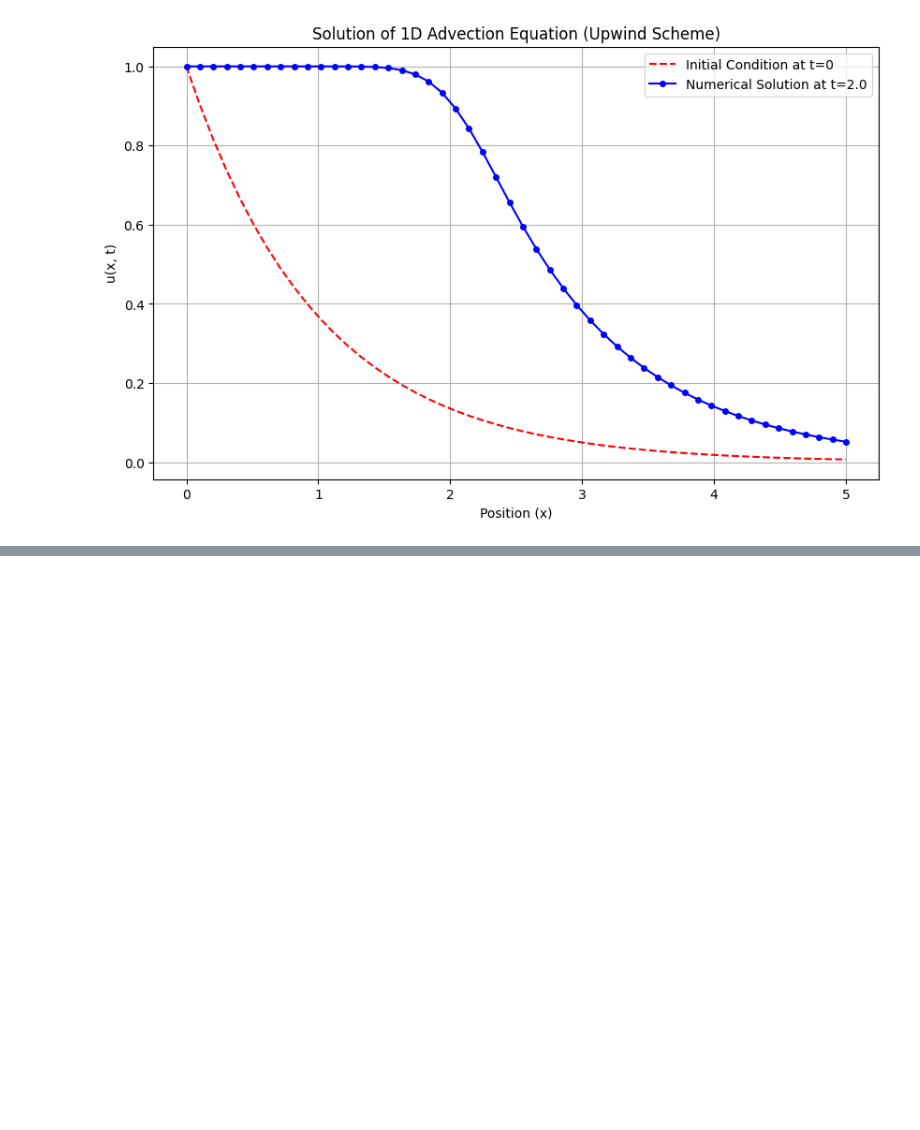
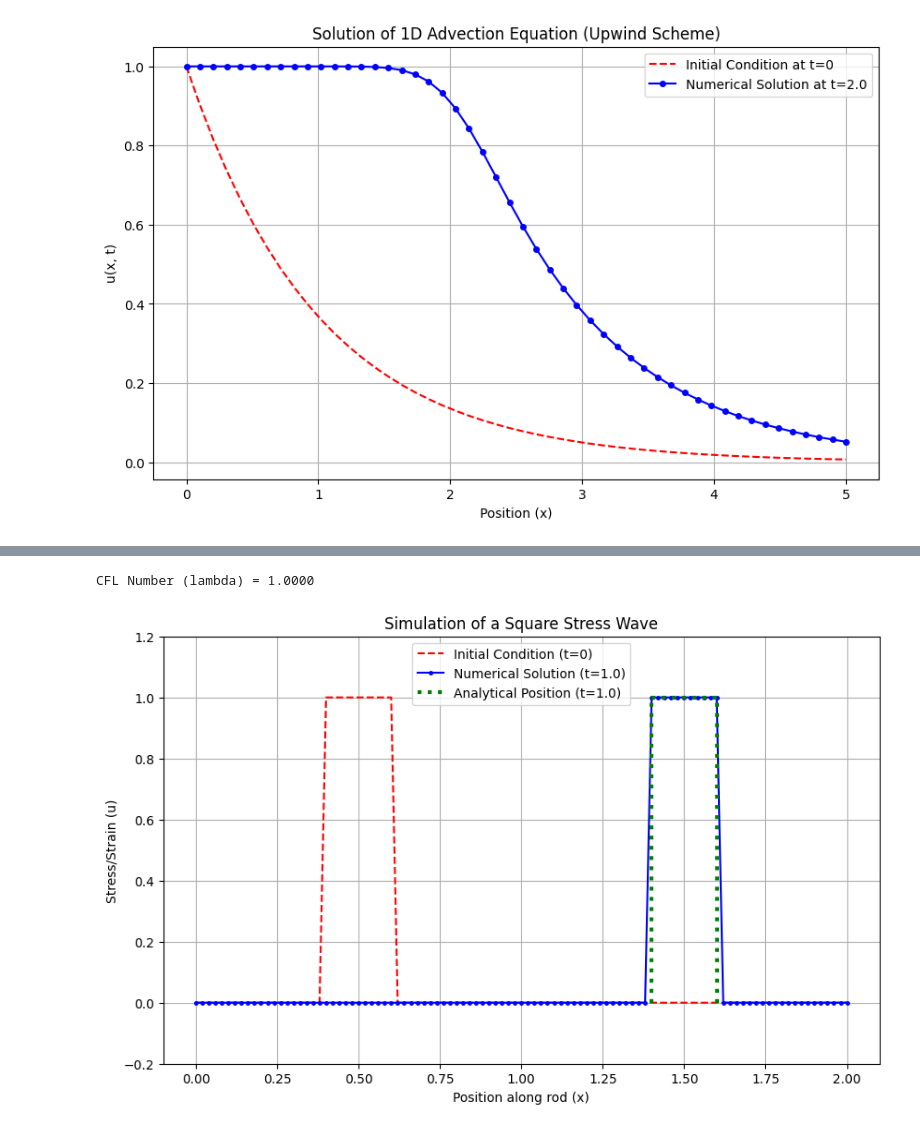
Before and after one commit to akshaysree-k/PDE, a Jupyter notebook: Lab_2.ipynb, the cells around one changed output, grey strips where cells are left out. Cells and saved outputs as stored; diff of their text form; code cells hidden in the pictures; blank space fills up the shorter version.

```diff
--- a/Lab_2.ipynb
+++ b/Lab_2.ipynb
@@ -81,0 +174,61 @@ CFL Number (lambda) = 0.6533
+# %%
+import numpy as np
+import matplotlib.pyplot as plt
+
+# --- 1. Discretize Domain (same as before) ---
+nx = 101      # Increased points for better resolution
+nt = 50       # Increased time steps
+Lx = 2.0      # Longer domain to see the wave travel
+T = 1.0       # Total time
+dx = Lx / (nx - 1)
+dt = T / nt
+c = 1.0       # Wave speed
+
+# --- 2. Check Stability ---
+lambda_ = c * dt / dx
+print(f"CFL Number (lambda) = {lambda_:.4f}")
+if lambda_ > 1:
+    print("Warning: CFL condition not met. The solution may be unstable!")
+
+# --- 3. Set Initial Condition: Square Pulse ---
+x = np.linspace(0, Lx, nx)
+# Initialize u as an array of zeros
+u = np.zeros(nx)
+# Set the pulse region to 1.0 using logical indexing
+u[(x >= 0.4) & (x <= 0.6)] = 1.0
+
+# Save the initial state for plotting
+u_initial = u.copy()
+
+# --- 4. & 5. Time Marching Loop (same as before) ---
+for n in range(nt):
+    u_old = u.copy()
+    for i in range(1, nx):
+        u[i] = u_old[i] - lambda_ * (u_old[i] - u_old[i-1])
+
+# --- 6. Visualize ---
+# Calculate the analytical solution's position for comparison
+# The pulse should have moved by a distance of c*T
+analytical_x_start = 0.4 + c * T
+analytical_x_end = 0.6 + c * T
+
+plt.figure(figsize=(10, 6))
+plt.plot(x, u_initial, 'r--', label="Initial Condition (t=0)")
+plt.plot(x, u, 'b-', marker='.', markersize=5, label=f"Numerical Solution (t={T})")
+
+# Plot the theoretical "perfect" wave for comparison
+plt.plot([analytical_x_start, analytical_x_end], [1, 1], 'g:', linewidth=3, label=f'Analytical Position (t={T})')
+plt.plot([analytical_x_start, analytical_x_start], [0, 1], 'g:', linewidth=3)
+plt.plot([analytical_x_end, analytical_x_end], [0, 1], 'g:', linewidth=3)
+
+
+plt.xlabel("Position along rod (x)")
+plt.ylabel("Stress/Strain (u)")
+plt.ylim(-0.2, 1.2) # Set y-axis limits for better visualization
+plt.legend()
+plt.title("Simulation of a Square Stress Wave")
+plt.grid(True)
+plt.show()
+# %% [output]
+CFL Number (lambda) = 1.0000
+[figure, added]
```
Also changed, not shown: parts of 8 cells of this notebook.
